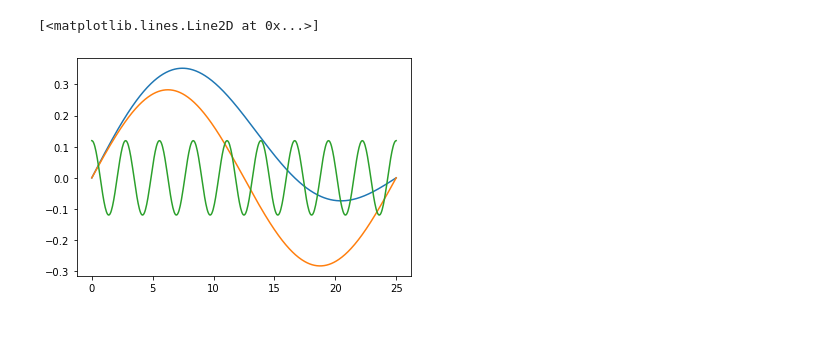
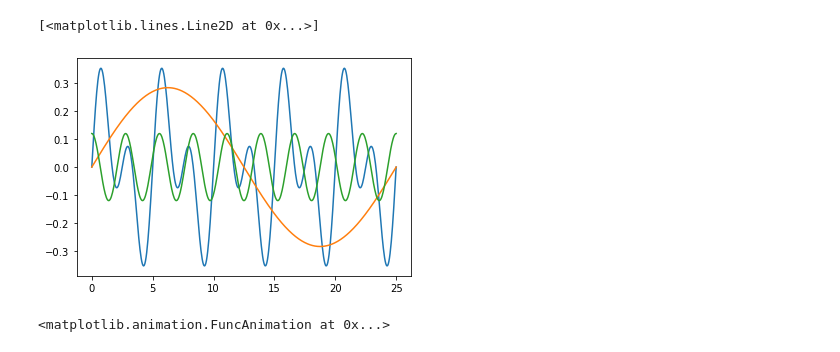
Before and after one commit to FoleyLab/wpspec, a Jupyter notebook: pib-animate.ipynb, the cells around one changed output. Saved outputs shown, nothing was run; the diff lists cells and outputs as text; code cells hidden in the pictures.

```diff
--- a/pib-animate.ipynb
+++ b/pib-animate.ipynb
@@ -1,29 +1,29 @@
 # %%
 from wpspec import pib
 from matplotlib import pyplot as plt
 import numpy as np
 from matplotlib.animation import FuncAnimation
 from matplotlib import animation, rc
 from IPython.display import HTML
 
 params = {'box_length': 25, 'grid_points': 500,'system': 'pib'}
 
 pi = pib(params)
 
 
 pi.dt = 0.1
 
-pi.Psi = np.sqrt(1/2) * pi.eigenfunction(1) + np.sqrt(1/2) * pi.eigenfunction(2)
+pi.Psi = np.sqrt(1/2) * pi.eigenfunction(10) + np.sqrt(1/2) * pi.eigenfunction(20)
 
 pi.expand_pib()
 pi.periodic_potential()
 
 plt.plot(pi.x, pi.Psi)
 plt.plot(pi.x, pi.phi[:,1])
 plt.plot(pi.x, pi.V)
 # %% [output]
 [<matplotlib.lines.Line2D at 0x...>]
-[figure, old version]
+[figure, new version]
 # %%
 
 from matplotlib import animation, rc
@@ -62,3 +62,5 @@ anim = animation.FuncAnimation(fig, animate, init_func=init,
 # Note: below is the part which makes it work on Colab
 rc('animation', html='jshtml')
 anim
+# %% [output]
+<matplotlib.animation.FuncAnimation at 0x...>
```
Also changed, not shown: 2 other files.
